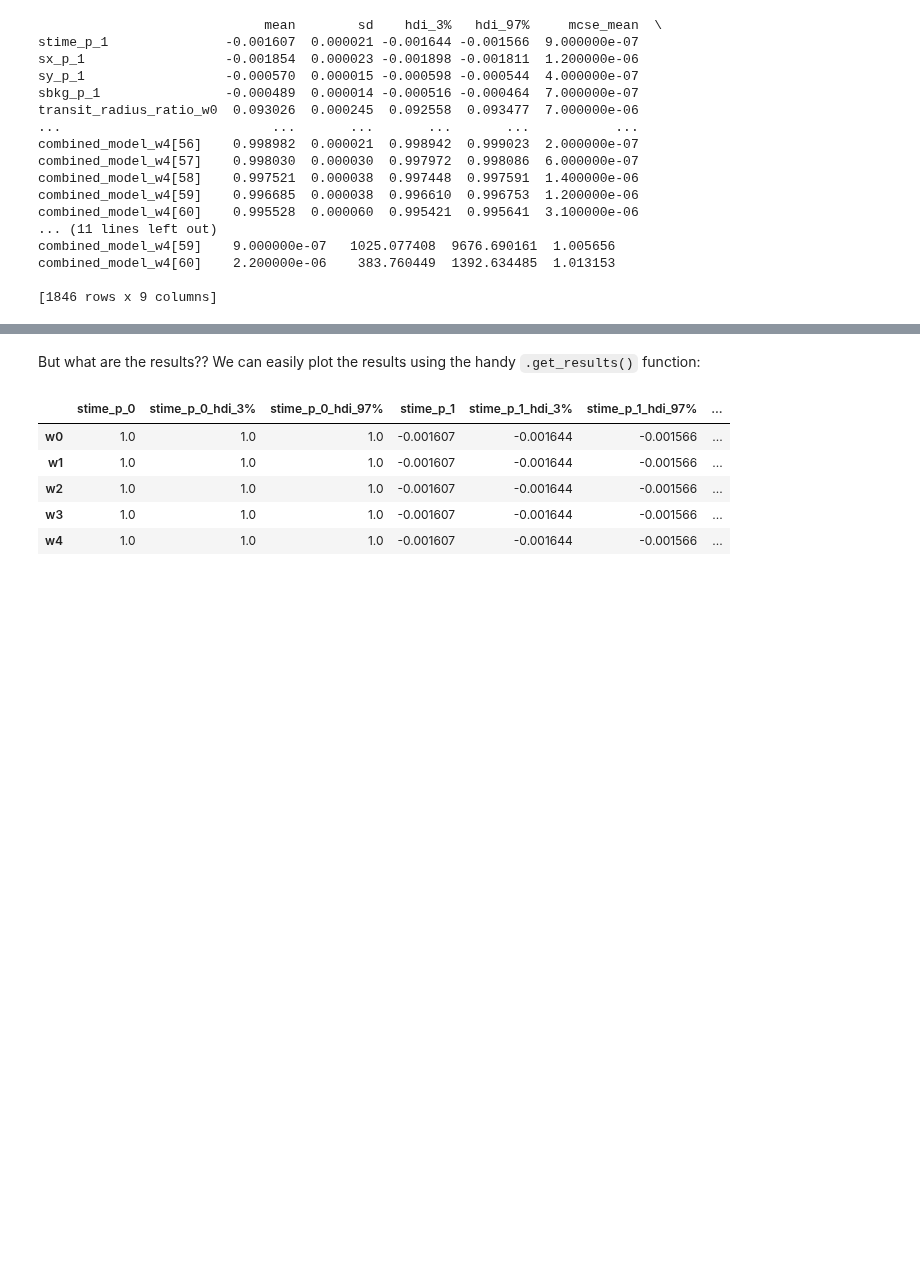
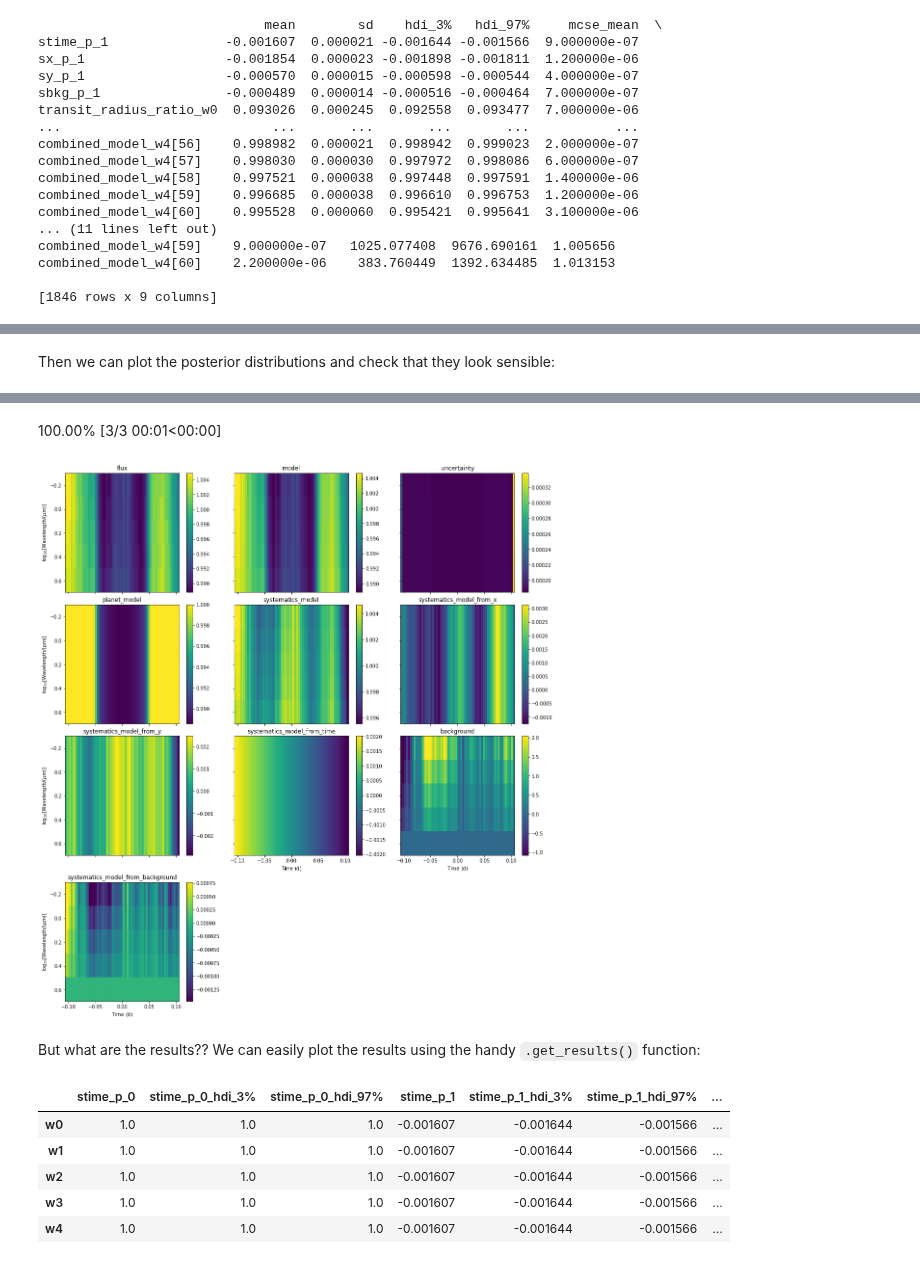
Before and after one commit to catrionamurray/chromatic_fitting, a Jupyter notebook: docs/tutorial_for_combining_models.ipynb, the cells around one changed output, grey strips where cells are left out. Saved outputs shown, nothing was run; the diff lists cells and outputs as text; code cells hidden in the pictures; blank space fills up the shorter version.

```diff
--- a/docs/tutorial_for_combining_models.ipynb
+++ b/docs/tutorial_for_combining_models.ipynb
@@ -237,2 +235,5 @@ Then we can plot the posterior distributions and check that they look sensible:
+# %% [markdown]
+Then we can plot the posterior distributions and check that they look sensible:
 # %%
-# cm.plot_posteriors()
+cm.plot_posteriors()
+# %% [output]
@@ -239,5 +241,7 @@ Then we can plot the posterior distributions and check that they look sensible:
+100.00% [3/3 00:01<00:00]
+[figure, added]
-# %% [markdown]
-But what are the results?? We can easily plot the results using the handy `.get_results()` function:
+# %% [markdown]
+But what are the results?? We can easily plot the results using the handy `.get_results()` function:
 # %%
 cm.get_results()
 # %% [output]
```
Also changed, not shown: parts of 34 cells of this notebook, 1 other file.
